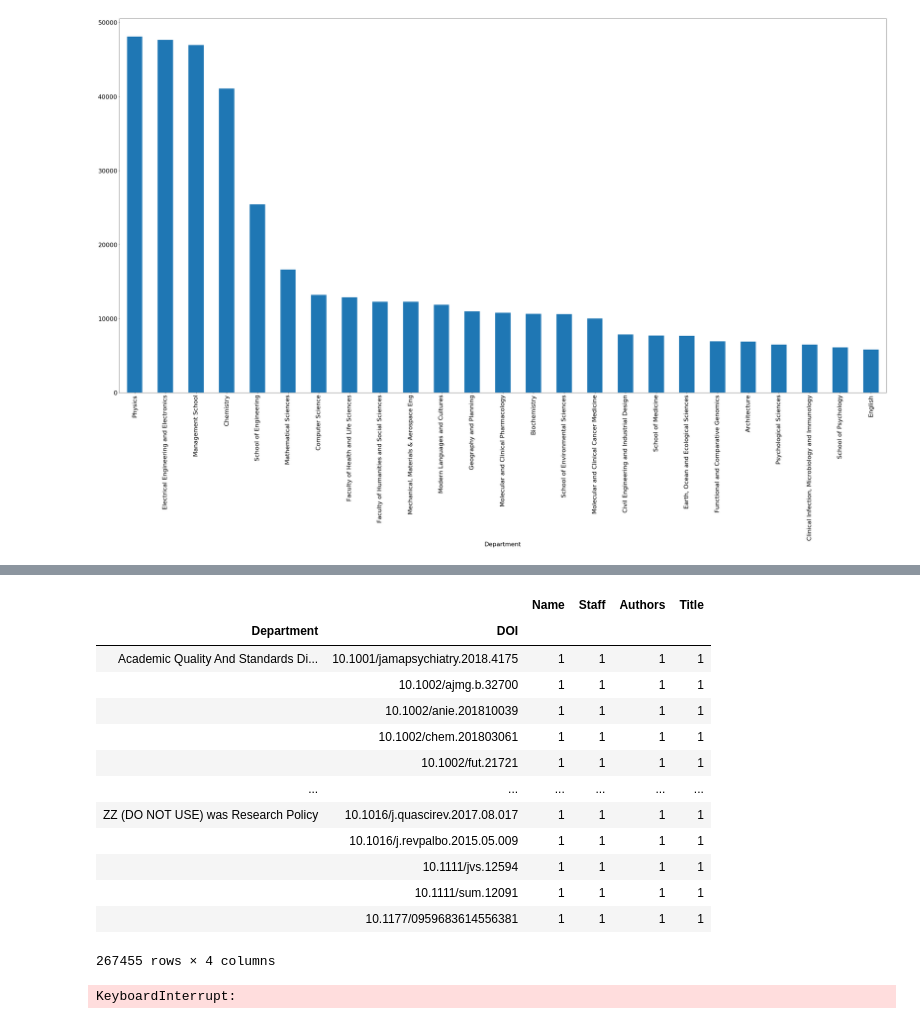
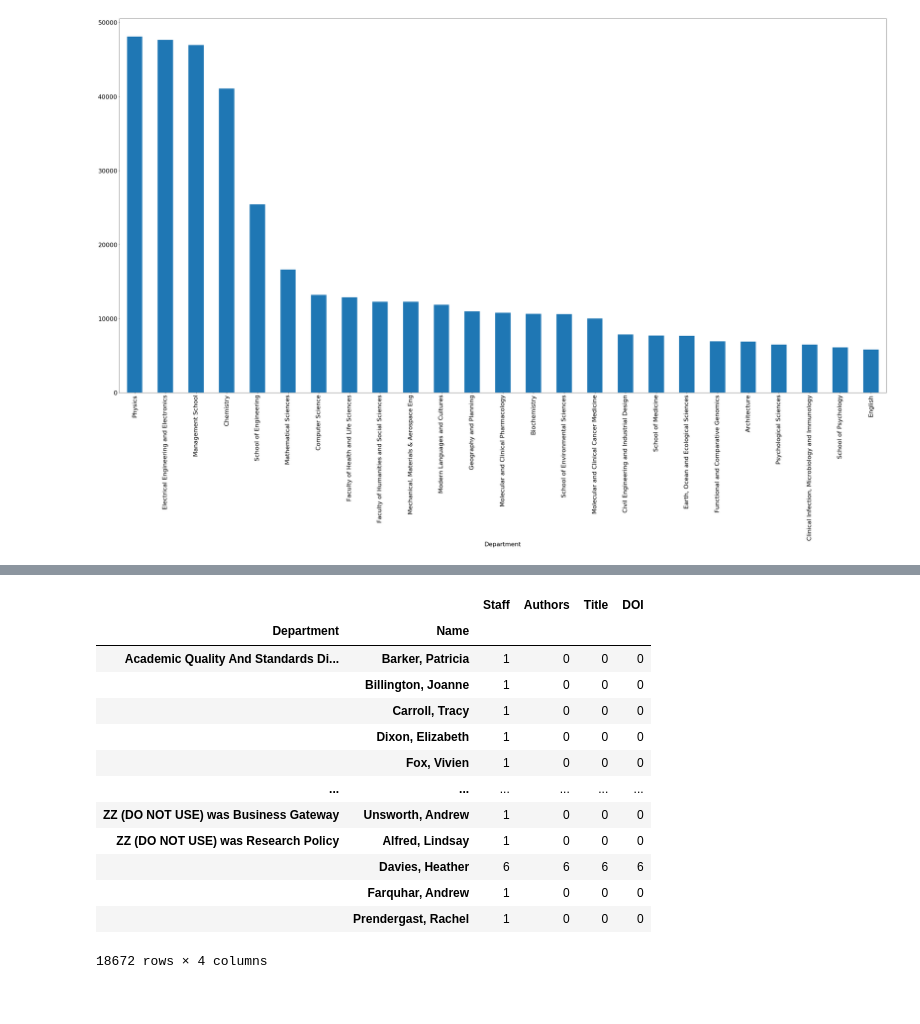
Before and after one commit to katerinachat/Molecules, a Jupyter notebook: papers_analysis/papers_analysis.ipynb, the cells around one changed output, grey strips where cells are left out. Drawn from its saved outputs; the diff is of its cells as text; code cells hidden in the pictures.

Commit message:
Analysis of papers, modified download code

```diff
--- a/papers_analysis/papers_analysis.ipynb
+++ b/papers_analysis/papers_analysis.ipynb
@@ -118,23 +155,19 @@ department_aggregate['DOI'].sort_values(ascending=False).head(25).plot.bar(x='De
 # %%
-# Aggregate papers by department and DOI
-dept_doi_aggregate = df.groupby(['Department', 'DOI']).count()
-dept_doi_aggregate
+# Aggregate papers by department and author
+dept_name_aggregate = df.groupby(['Department', 'Name']).count()
+dept_name_aggregate
 # %% [output]
-|  |  | Name | Staff | Authors | Title |
-| Department | DOI |  |  |  |  |
-| Academic Quality And Standards Di... | 10.1001/jamapsychiatry.2018.4175 | 1 | 1 | 1 | 1 |
-|  | 10.1002/ajmg.b.32700 | 1 | 1 | 1 | 1 |
-|  | 10.1002/anie.201810039 | 1 | 1 | 1 | 1 |
-|  | 10.1002/chem.201803061 | 1 | 1 | 1 | 1 |
-|  | 10.1002/fut.21721 | 1 | 1 | 1 | 1 |
+|  |  | Staff | Authors | Title | DOI |
+| Department | Name |  |  |  |  |
+| Academic Quality And Standards Di... | Barker, Patricia | 1 | 0 | 0 | 0 |
+|  | Billington, Joanne | 1 | 0 | 0 | 0 |
+|  | Carroll, Tracy | 1 | 0 | 0 | 0 |
+|  | Dixon, Elizabeth | 1 | 0 | 0 | 0 |
+|  | Fox, Vivien | 1 | 0 | 0 | 0 |
 | ... | ... | ... | ... | ... | ... |
-| ZZ (DO NOT USE) was Research Policy | 10.1016/j.quascirev.2017.08.017 | 1 | 1 | 1 | 1 |
-|  | 10.1016/j.revpalbo.2015.05.009 | 1 | 1 | 1 | 1 |
-|  | 10.1111/jvs.12594 | 1 | 1 | 1 | 1 |
-|  | 10.1111/sum.12091 | 1 | 1 | 1 | 1 |
-|  | 10.1177/0959683614556381 | 1 | 1 | 1 | 1 |
+| ZZ (DO NOT USE) was Business Gateway | Unsworth, Andrew | 1 | 0 | 0 | 0 |
+| ZZ (DO NOT USE) was Research Policy | Alfred, Lindsay | 1 | 0 | 0 | 0 |
+|  | Davies, Heather | 6 | 6 | 6 | 6 |
+|  | Farquhar, Andrew | 1 | 0 | 0 | 0 |
+|  | Prendergast, Rachel | 1 | 0 | 0 | 0 |
-267455 rows × 4 columns
+18672 rows × 4 columns
-# %%
-dept_doi_aggregate.unstack('Department').plot.bar(rot=90, figsize=(10,100), subplots=True)
-# %% [output]
-KeyboardInterrupt:
```
Also changed, not shown: parts of 11 cells of this notebook, 4 other files.
